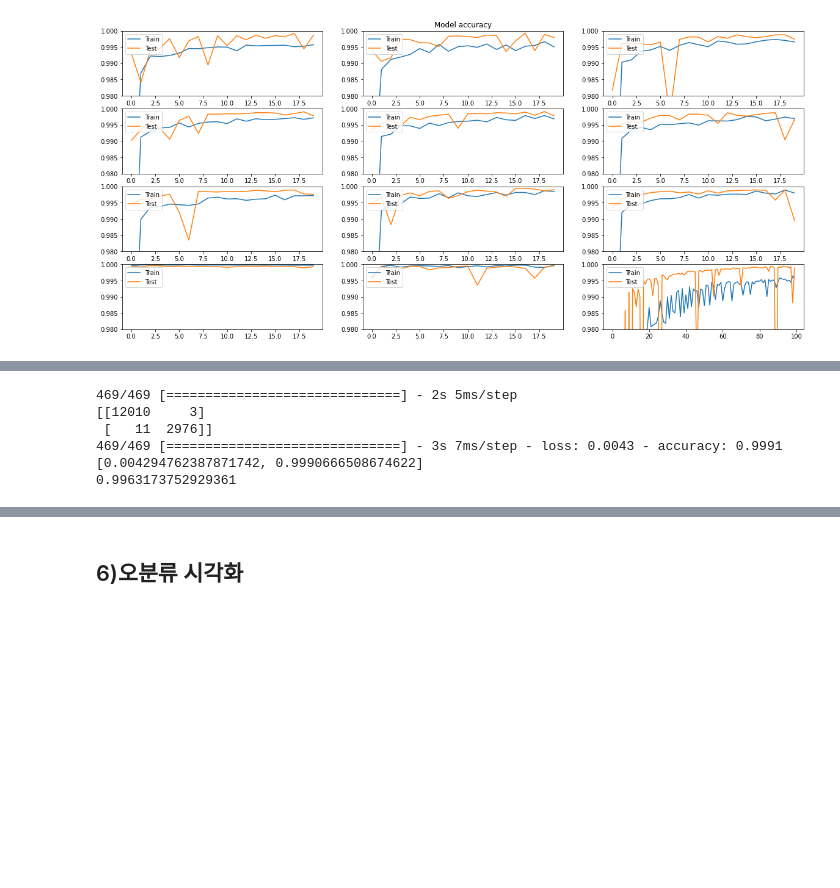
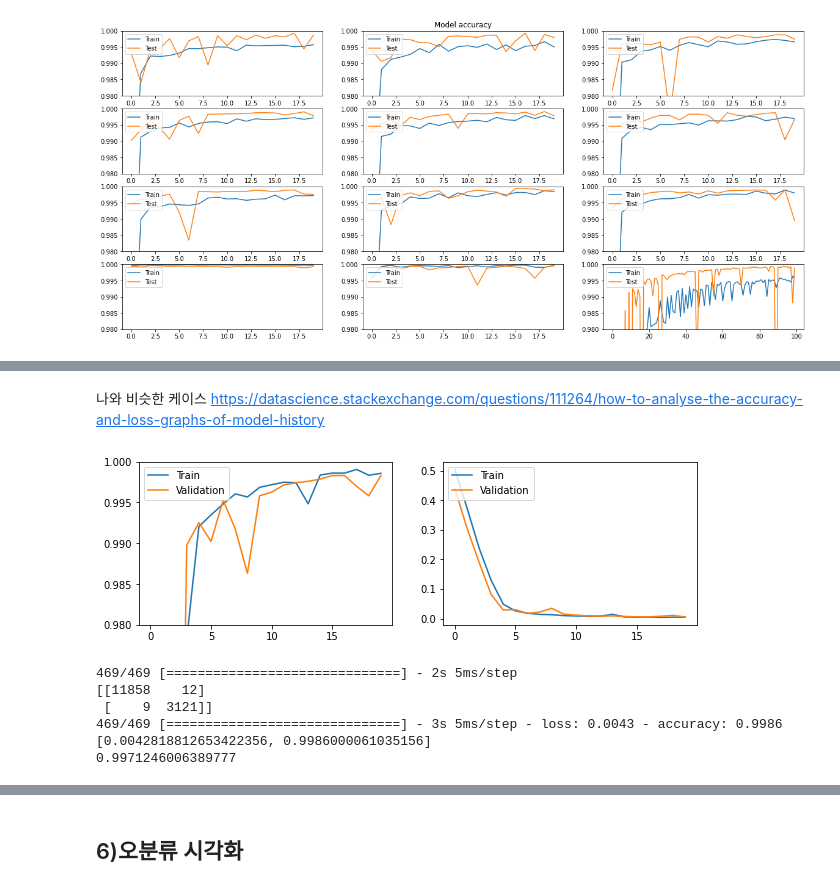
Before and after one commit to engineercha/engineercha, a Jupyter notebook: 졸프.ipynb, the cells around one changed output, grey strips where cells are left out. Saved outputs shown, nothing was run; the diff lists cells and outputs as text; code cells hidden in the pictures; blank space fills up the shorter version.

```diff
--- a/졸프.ipynb
+++ b/졸프.ipynb
@@ -214,16 +252,24 @@ plt.subplot(4,3,12); acc(history12)
+# %% [markdown]
+나와 비슷한 케이스 https://datascience.stackexchange.com/questions/111264/how-to-analyse-the-accuracy-and-loss-graphs-of-model-history
+# %%
+plt.figure(figsize=(10,3))
+plt.subplot(1,2,1); acc(history)
+plt.subplot(1,2,2); loss(history)
+# %% [output]
+[figure, added]
 # %%
-pred=res(model10)
+pred=res(model)
 
 #confusion matrix의 구조는 TN(고장예측 실제고장), FP(정상예측 실제고장)
 #                          FN(고장예측 실제정상), TP(정상예측 실제정상)
 #고장을 정상으로 잘못 예측한 경우가 많다. 이러면 의미가 없다.
 # %% [output]
 469/469 [==============================] - 2s 5ms/step
-[[12010     3]
- [   11  2976]]
-469/469 [==============================] - 3s 7ms/step - loss: 0.0043 - accuracy: 0.9991
-[0.004294762387871742, 0.9990666508674622]
-0.9963173752929361
+[[11858    12]
+ [    9  3121]]
+469/469 [==============================] - 3s 5ms/step - loss: 0.0043 - accuracy: 0.9986
+[0.0042818812653422356, 0.9986000061035156]
+0.9971246006389777
 # %%
 temp=list(y_test)
 print(temp.count(0), temp.count(1))
```
Also changed, not shown: parts of 24 cells of this notebook.
